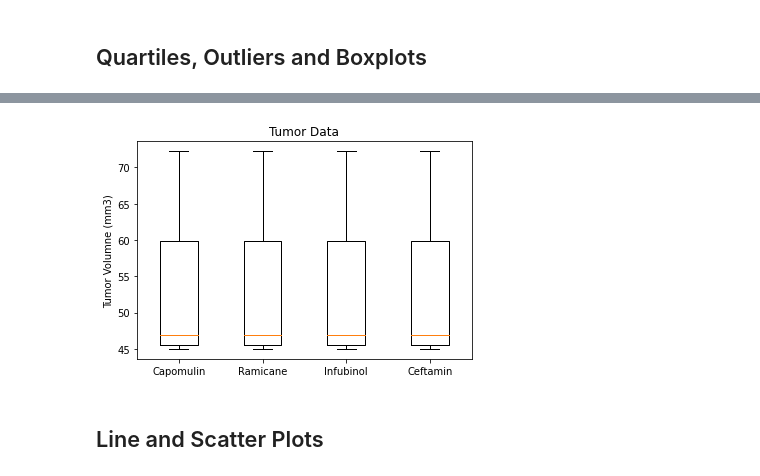
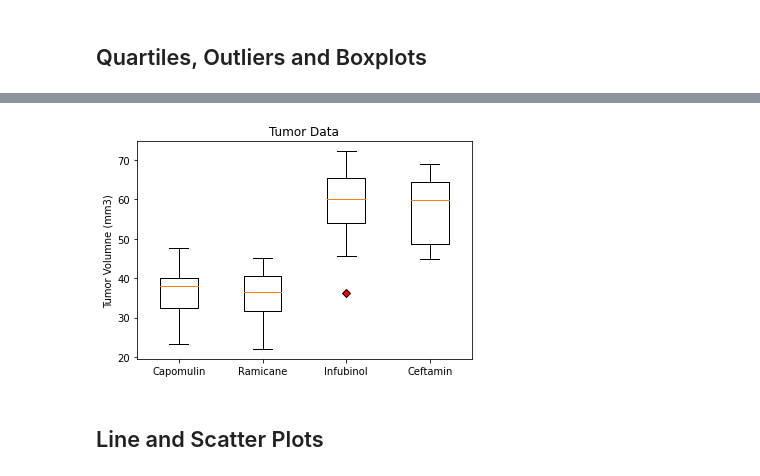
Before and after one commit to njneubauer/Matplotlib-Power-of-Plots, a Jupyter notebook: Pymaceuticals/pymaceuticals_starter.ipynb, the cells around one changed output, grey strips where cells are left out. Drawn from its saved outputs; the diff is of its cells as text; code cells hidden in the pictures.

```diff
--- a/Pymaceuticals/pymaceuticals_starter.ipynb
+++ b/Pymaceuticals/pymaceuticals_starter.ipynb
@@ -195,11 +196,10 @@ plt.show()
 # %%
 # Calculate the final tumor volume of each mouse across four of the treatment regimens:
 # Capomulin, Ramicane, Infubinol, and Ceftamin
-treatment_group = ["Capomulin", "Ramicane", "Infubinol", "Ceftamin"]
+
 # Obtained greates timepoint & tumor values filtered by treatment group
 max_timepoint = clean_df[["Mouse ID","Timepoint","Tumor Volume (mm3)","Drug Regimen"]]
 max_timepoint_group = max_timepoint.groupby(["Mouse ID"])
-max_timepoint = max_timepoint_group[["Timepoint", "Tumor Volume (mm3)", "Drug Regimen"]].max()
-max_timepoint_drug_filter = max_timepoint.loc[max_timepoint["Drug Regimen"].isin(treatment_group)]
-max_timepoint_drug_filter
+max_timepoint = max_timepoint_group[["Timepoint"]].max().reset_index()
+max_timepoint
 # %% [output]
@@ -220,21 +219,20 @@ max_timepoint_drug_filter
+# %%
+# Merge max timepoint dataframe with clean_df to obtain tumor volume at the max timepoint
+max_timepoint_tumor = max_timepoint.merge(clean_df,on=["Mouse ID","Timepoint"],how="left")
 # %%
 # Put treatments into a list for for loop (and later for plot labels)
-        #"Treatment_group" is established in the cell above
-
+treatment_group = [ "Capomulin", "Ramicane", "Infubinol", "Ceftamin"]
 # Create empty list to fill with tumor vol data (for plotting)
 tumor_vol_data = []
 # Calculate the IQR and quantitatively determine if there are any potential outliers.
-
-# max_timepoint_drug_filter.set_index(["Drug Regimen"],inplace=True)
     # Locate the rows which contain mice on each drug and get the tumor volumes
 for treatment in treatment_group:
-    tumor_vol_data.append(max_timepoint_drug_filter["Tumor Volume (mm3)"])
-tumor_vol_data
-    # add subset
-
+    timepoint_tumor_filter = max_timepoint_tumor.loc[max_timepoint_tumor["Drug Regimen"] == treatment,
+                            "Tumor Volume (mm3)"]
+    tumor_vol_data.append(timepoint_tumor_filter)
 
     # Determine outliers using upper and lower bounds
-# quartiles = tumor_vol_data.quantile([.25,.5,.75])
+# quartiles = tumor_vol_data_df.quantile([.25,.5,.75])
 # lowerq = quartiles[0.25]
 # upperq = quartiles[0.75]
 # iqr = upperq-lowerq
@@ -267,13 +266,14 @@ tumor_vol_data
 # %%
 # Generate a box plot of the final tumor volume of each mouse across four regimens of interest
+red_square = dict(markerfacecolor='r', marker='D')
 fig1, ax1 = plt.subplots()
 ax1.set_title('Tumor Data')
 ax1.set_ylabel('Tumor Volumne (mm3)')
-ax1.boxplot(tumor_vol_data)
+ax1.boxplot(tumor_vol_data,flierprops=red_square)
 ax1.set_xticklabels(treatment_group)
 plt.show()
 # %% [output]
-[figure, old version]
+[figure, new version]
 # %% [markdown]
 ## Line and Scatter Plots
 # %%
```
Also changed, not shown: parts of 6 cells of this notebook.
